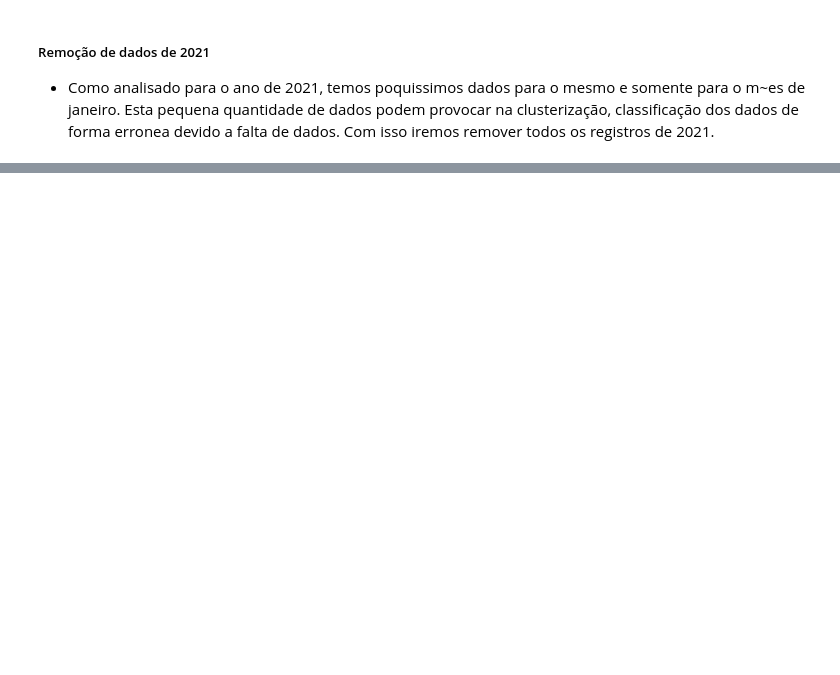
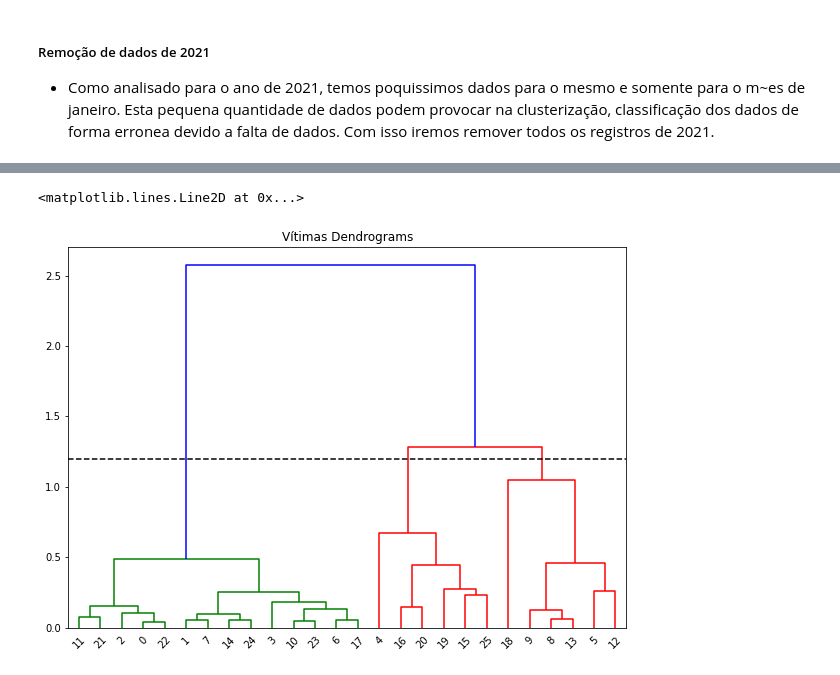
Before and after one commit to matheusnalmeida/An-lise-de-dados-criminais-Sinesp, a Jupyter notebook: Trabalho_Prático_2_Analisando_dados_criminais.ipynb, the cells around one changed output, grey strips where cells are left out. Cells and saved outputs as stored; diff of their text form; code cells hidden in the pictures; blank space fills up the shorter version.

```diff
--- a/Trabalho_Prático_2_Analisando_dados_criminais.ipynb
+++ b/Trabalho_Prático_2_Analisando_dados_criminais.ipynb
@@ -233,0 +460,11 @@ array([2015, 2016, 2017, 2018, 2019, 2020])
+# %%
+number_trasnformed_vitimas = dataset_transform_vitimas.loc[:, dataset_transform_vitimas.columns != 'UF']
+
+plt.figure(figsize=(10, 7))
+plt.title("Vítimas Dendrograms")
+dend = shc.dendrogram(shc.linkage(number_trasnformed_vitimas, method='ward'))
+
+plt.axhline(y=1.2, c='k', ls='--')
+# %% [output]
+<matplotlib.lines.Line2D at 0x...>
+[figure, added]
```
Also changed, not shown: parts of 41 cells of this notebook.
